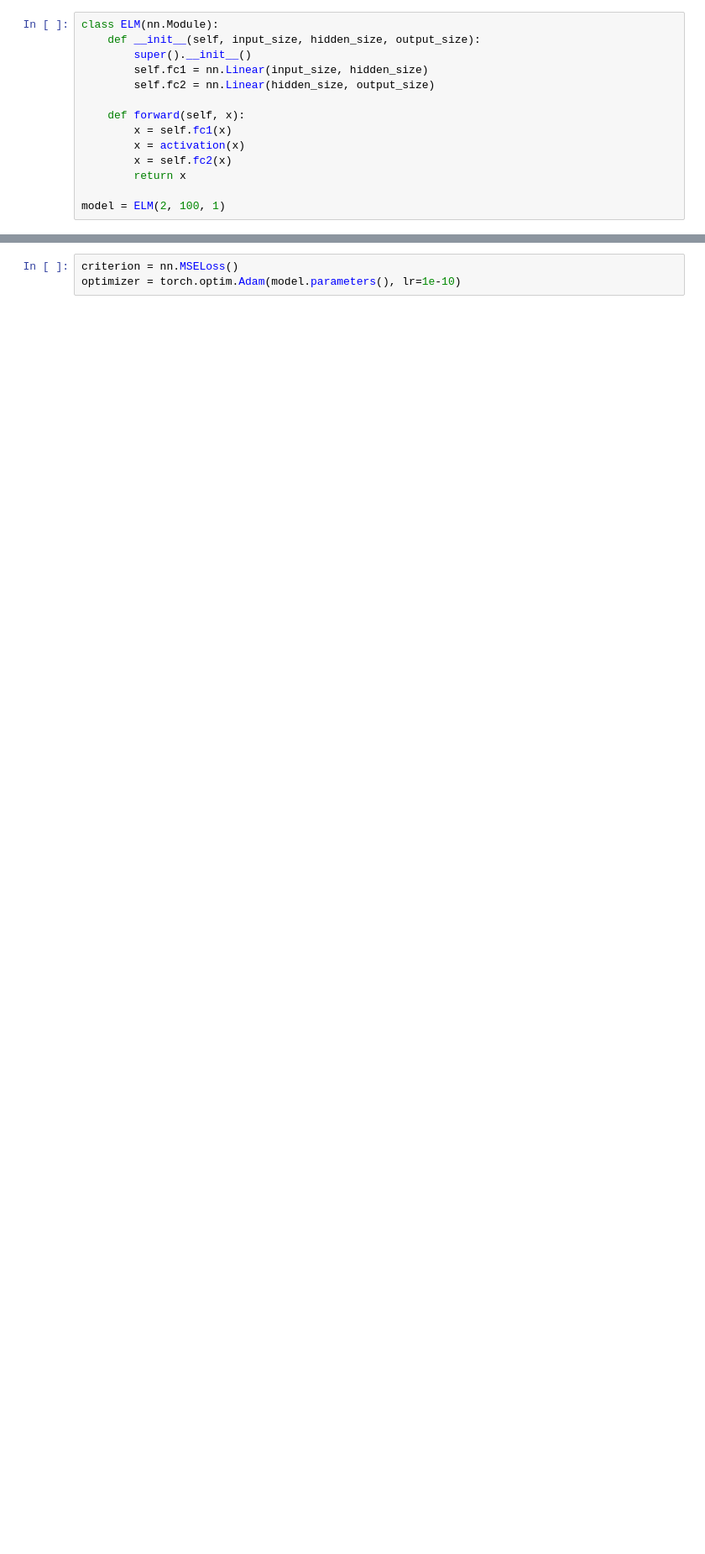
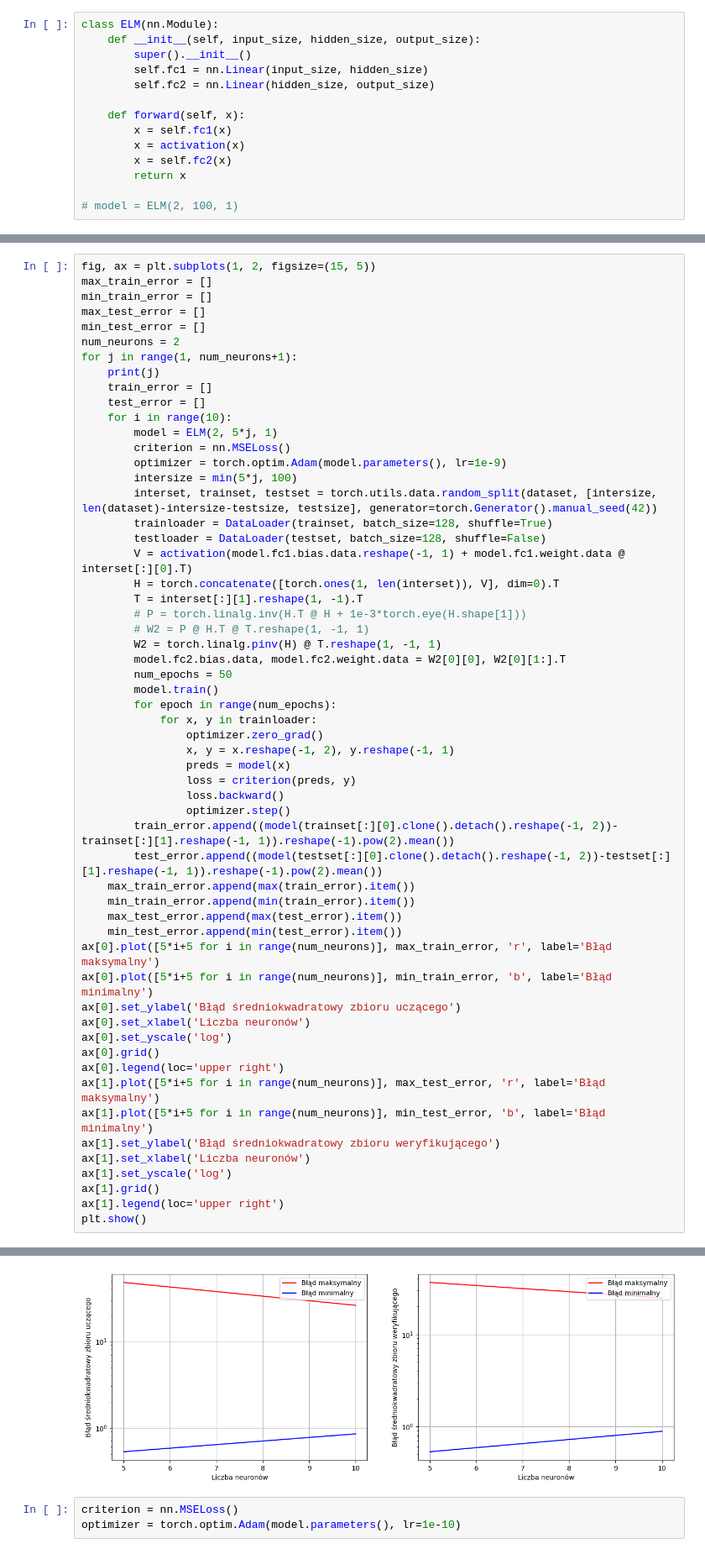
Before and after one commit to pochlebiacz/Analytical-neural-network-learning-algorithms, a Jupyter notebook: R2/6-Interpolating ELM.ipynb, the cells around one changed output, grey strips where cells are left out. Shown at 84% size. Cells and saved outputs as stored; diff of their text form; blank space fills up the shorter version.

```diff
--- a/R2/6-Interpolating ELM.ipynb
+++ b/R2/6-Interpolating ELM.ipynb
@@ -40,5 +42,5 @@ class ELM(nn.Module):
         x = self.fc2(x)
         return x
 
-model = ELM(2, 100, 1)
+# model = ELM(2, 100, 1)
 # %%
@@ -49,0 +52,58 @@ model.fc2.bias.data, model.fc2.weight.data = W2[0][0], W2[0][1:].T
+# %%
+fig, ax = plt.subplots(1, 2, figsize=(15, 5))
+max_train_error = []
+min_train_error = []
+max_test_error = []
+min_test_error = []
+num_neurons = 2
+for j in range(1, num_neurons+1):
+    print(j)
+    train_error = []
+    test_error = []
+    for i in range(10):
+        model = ELM(2, 5*j, 1)
+        criterion = nn.MSELoss()
+        optimizer = torch.optim.Adam(model.parameters(), lr=1e-9)
+        intersize = min(5*j, 100)
+        interset, trainset, testset = torch.utils.data.random_split(dataset, [intersize, len(dataset)-intersize-testsize, testsize], generator=torch.Generator().manual_seed(42))
+        trainloader = DataLoader(trainset, batch_size=128, shuffle=True)
+        testloader = DataLoader(testset, batch_size=128, shuffle=False)
+        V = activation(model.fc1.bias.data.reshape(-1, 1) + model.fc1.weight.data @ interset[:][0].T)
+        H = torch.concatenate([torch.ones(1, len(interset)), V], dim=0).T
+        T = interset[:][1].reshape(1, -1).T
+        # P = torch.linalg.inv(H.T @ H + 1e-3*torch.eye(H.shape[1]))
+        # W2 = P @ H.T @ T.reshape(1, -1, 1)
+        W2 = torch.linalg.pinv(H) @ T.reshape(1, -1, 1)
+        model.fc2.bias.data, model.fc2.weight.data = W2[0][0], W2[0][1:].T
+        num_epochs = 50
+        model.train()
+        for epoch in range(num_epochs):
+            for x, y in trainloader:
+                optimizer.zero_grad()
+                x, y = x.reshape(-1, 2), y.reshape(-1, 1)
+                preds = model(x)
+                loss = criterion(preds, y)
+                loss.backward()
+                optimizer.step()
+        train_error.append((model(trainset[:][0].clone().detach().reshape(-1, 2))-trainset[:][1].reshape(-1, 1)).reshape(-1).pow(2).mean())
+        test_error.append((model(testset[:][0].clone().detach().reshape(-1, 2))-testset[:][1].reshape(-1, 1)).reshape(-1).pow(2).mean())
+    max_train_error.append(max(train_error).item())
+    min_train_error.append(min(train_error).item())
+    max_test_error.append(max(test_error).item())
+    min_test_error.append(min(test_error).item())
+ax[0].plot([5*i+5 for i in range(num_neurons)], max_train_error, 'r', label='Błąd maksymalny')
+ax[0].plot([5*i+5 for i in range(num_neurons)], min_train_error, 'b', label='Błąd minimalny')
+ax[0].set_ylabel('Błąd średniokwadratowy zbioru uczącego')
+ax[0].set_xlabel('Liczba neuronów')
+ax[0].set_yscale('log')
+ax[0].grid()
+ax[0].legend(loc='upper right')
+ax[1].plot([5*i+5 for i in range(num_neurons)], max_test_error, 'r', label='Błąd maksymalny')
+ax[1].plot([5*i+5 for i in range(num_neurons)], min_test_error, 'b', label='Błąd minimalny')
+ax[1].set_ylabel('Błąd średniokwadratowy zbioru weryfikującego')
+ax[1].set_xlabel('Liczba neuronów')
+ax[1].set_yscale('log')
+ax[1].grid()
+ax[1].legend(loc='upper right')
+plt.show()
+# %% [output]
@@ -50,3 +112,4 @@ model.fc2.bias.data, model.fc2.weight.data = W2[0][0], W2[0][1:].T
+[figure, added]
 # %%
 criterion = nn.MSELoss()
 optimizer = torch.optim.Adam(model.parameters(), lr=1e-10)
```
Also changed, not shown: parts of 6 cells of this notebook, 6 other files.
